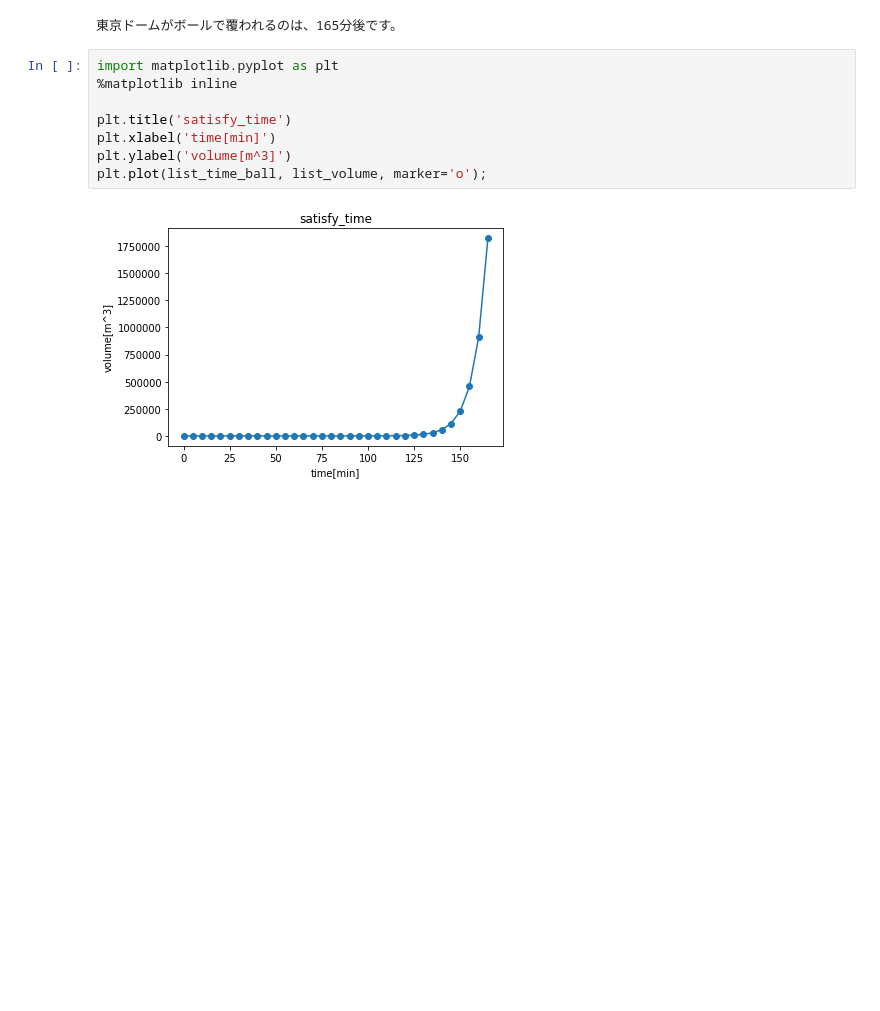
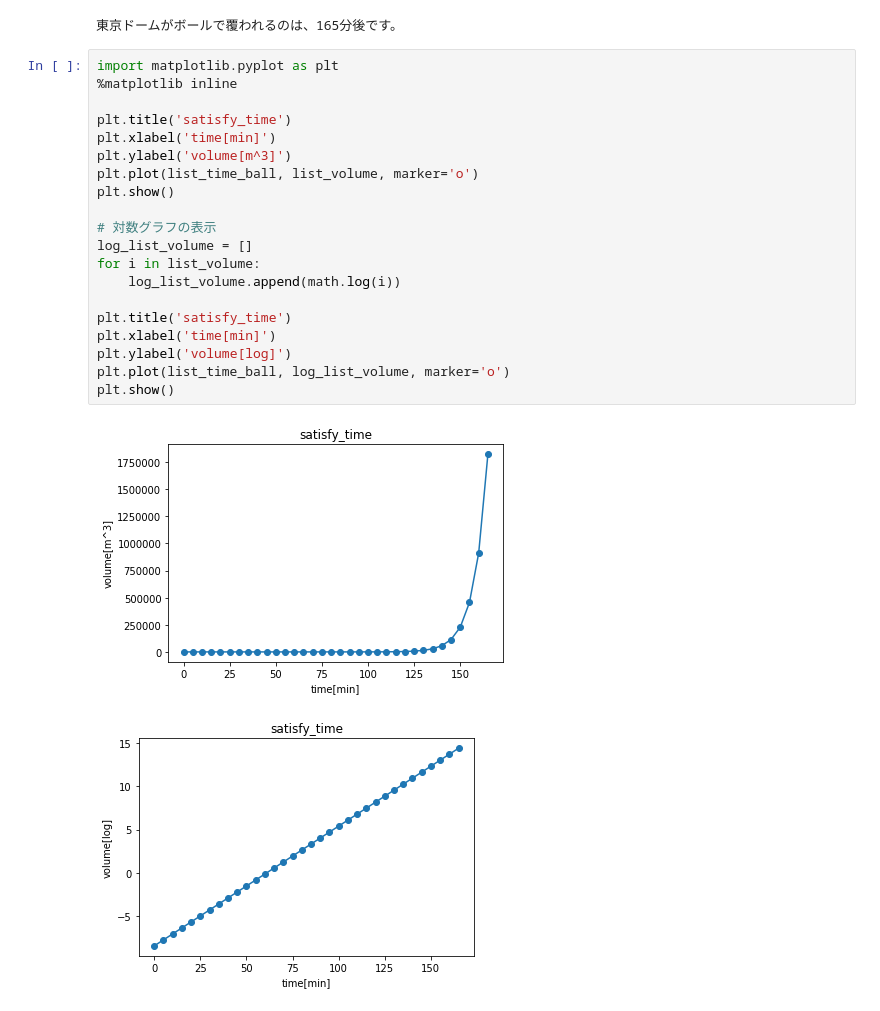
Before and after one commit to tkyiw/diveintocode-ml, a Jupyter notebook: Week1/1_3栗まんじゅう問題.ipynb, the cells around one changed output. Drawn from its saved outputs; the diff is of its cells as text; blank space fills up the shorter version.

```diff
--- a/Week1/1_3栗まんじゅう問題.ipynb
+++ b/Week1/1_3栗まんじゅう問題.ipynb
@@ -54,10 +54,23 @@ print(f'東京ドームがボールで覆われるのは、{list_time_ball[-1]}
 # %%
 import matplotlib.pyplot as plt
 %matplotlib inline
 
 plt.title('satisfy_time')
 plt.xlabel('time[min]')
 plt.ylabel('volume[m^3]')
-plt.plot(list_time_ball, list_volume, marker='o');
+plt.plot(list_time_ball, list_volume, marker='o')
+plt.show()
+
+# 対数グラフの表示
+log_list_volume = []
+for i in list_volume:
+    log_list_volume.append(math.log(i))
+
+plt.title('satisfy_time')
+plt.xlabel('time[min]')
+plt.ylabel('volume[log]')
+plt.plot(list_time_ball, log_list_volume, marker='o')
+plt.show()
 # %% [output]
 [figure]
+[figure, added]
```
Also changed, not shown: parts of 1 cell of this notebook.
